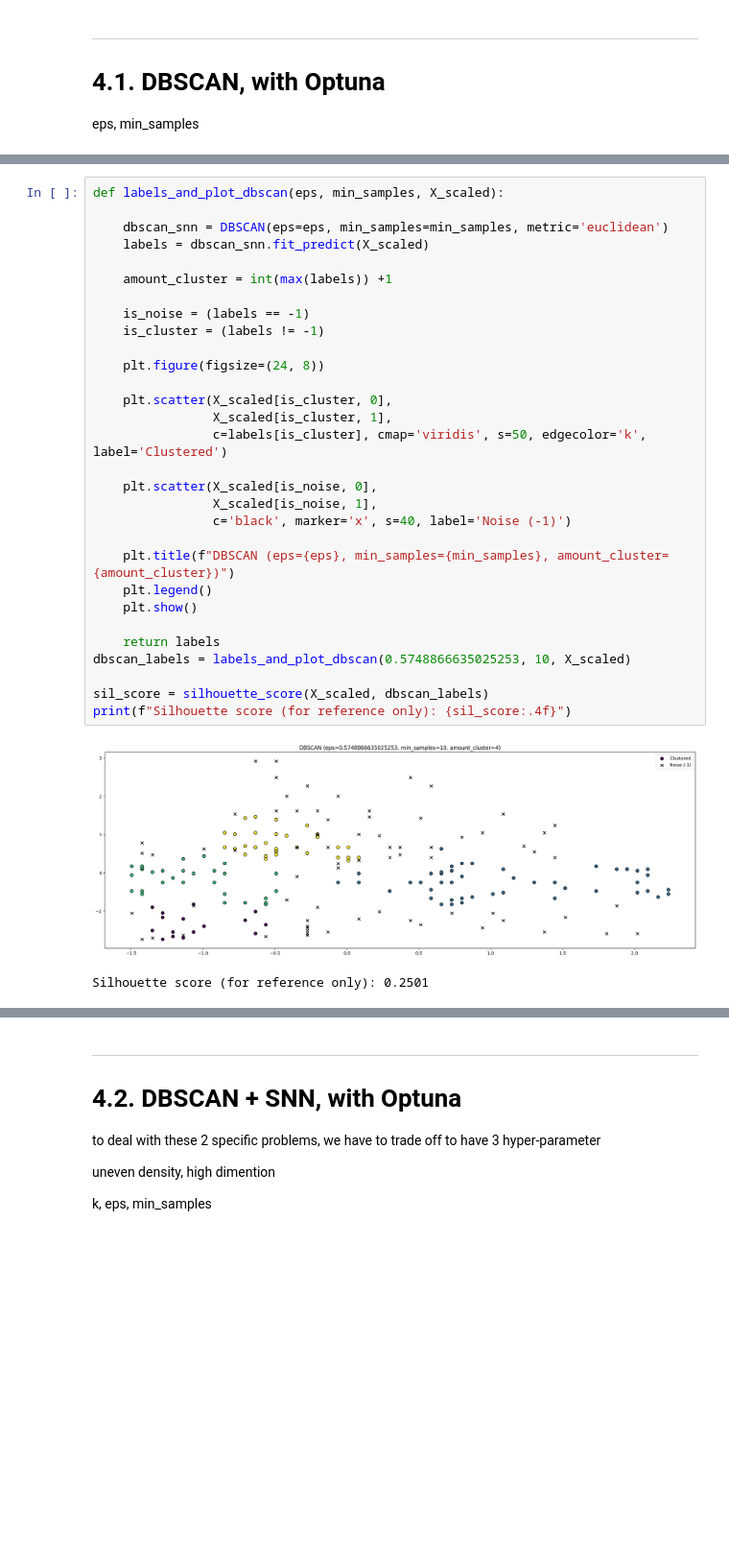
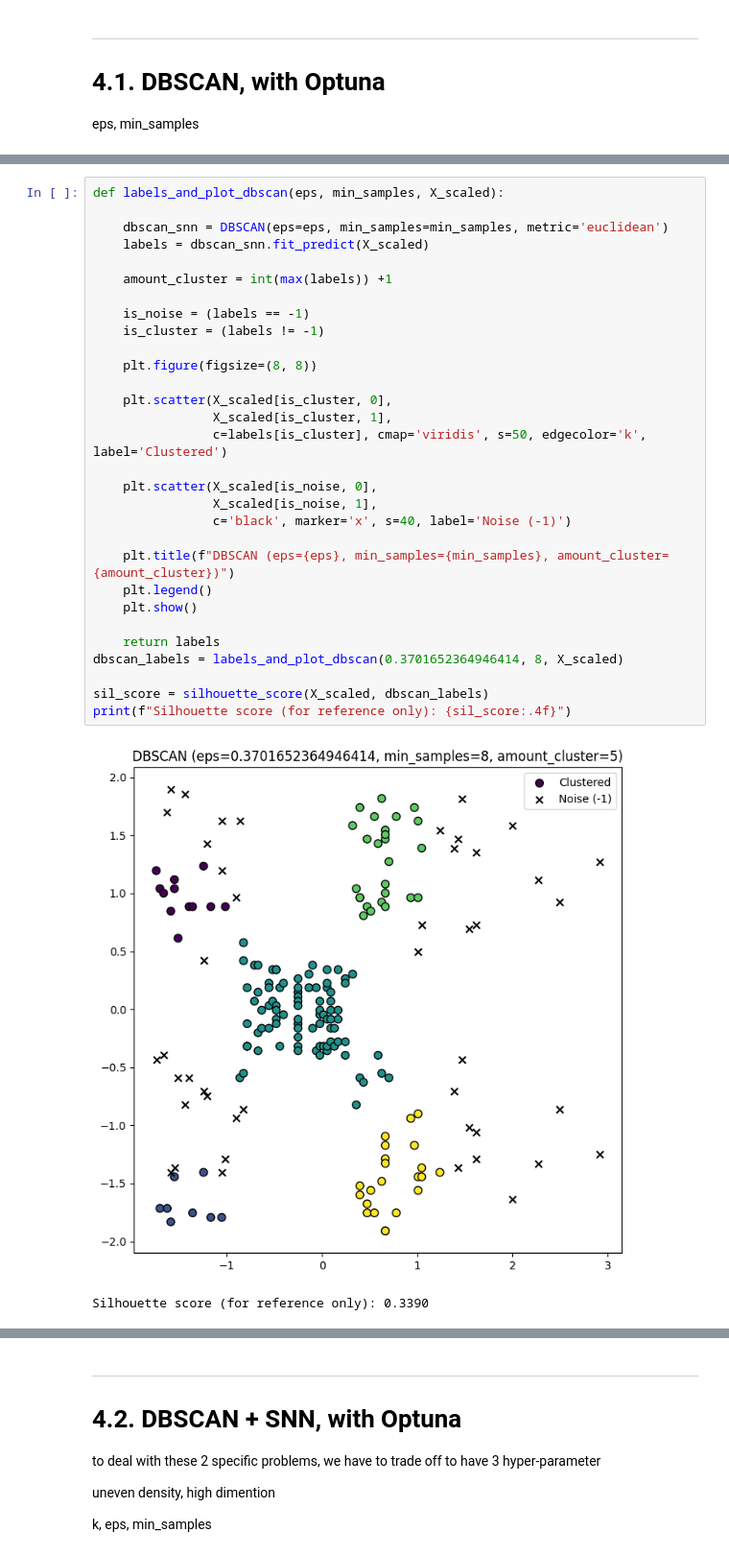
Before and after one commit to RaphaFang/sdu-ds-2026-spring, a Jupyter notebook: 804_data_mining/project_1/mall_customers_analysis.ipynb, the cells around one changed output, grey strips where cells are left out. Shown at 96% size. Saved outputs shown, nothing was run; the diff lists cells and outputs as text; blank space fills up the shorter version.

```diff
--- a/804_data_mining/project_1/mall_customers_analysis.ipynb
+++ b/804_data_mining/project_1/mall_customers_analysis.ipynb
@@ -127,36 +125,36 @@ Highest DBCV:       0.2715
 # %%
 def labels_and_plot_dbscan(eps, min_samples, X_scaled):
 
     dbscan_snn = DBSCAN(eps=eps, min_samples=min_samples, metric='euclidean')
     labels = dbscan_snn.fit_predict(X_scaled)
 
     amount_cluster = int(max(labels)) +1
 
     is_noise = (labels == -1)
     is_cluster = (labels != -1)
 
-    plt.figure(figsize=(24, 8))
+    plt.figure(figsize=(8, 8))
 
     plt.scatter(X_scaled[is_cluster, 0],
                 X_scaled[is_cluster, 1],
                 c=labels[is_cluster], cmap='viridis', s=50, edgecolor='k', label='Clustered')
 
     plt.scatter(X_scaled[is_noise, 0],
                 X_scaled[is_noise, 1],
                 c='black', marker='x', s=40, label='Noise (-1)')
 
     plt.title(f"DBSCAN (eps={eps}, min_samples={min_samples}, amount_cluster={amount_cluster})")
     plt.legend()
     plt.show()
 
     return labels
-dbscan_labels = labels_and_plot_dbscan(0.5748866635025253, 10, X_scaled)
+dbscan_labels = labels_and_plot_dbscan(0.3701652364946414, 8, X_scaled)
 
 sil_score = silhouette_score(X_scaled, dbscan_labels)
 print(f"Silhouette score (for reference only): {sil_score:.4f}")
 # %% [output]
-[figure, old version]
+[figure, new version]
-Silhouette score (for reference only): 0.2501
+Silhouette score (for reference only): 0.3390
 # %%
 def objective(trial):
     eps = trial.suggest_float('eps', 0.2, 1.5)
```
Also changed, not shown: parts of 13 cells of this notebook, 29 other files.
